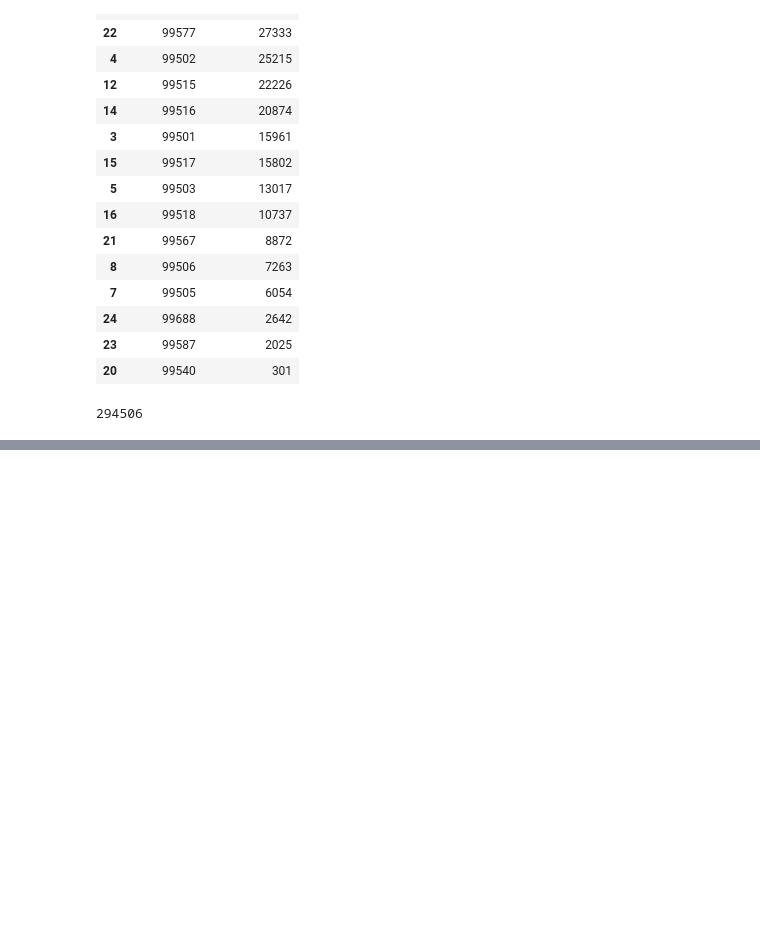
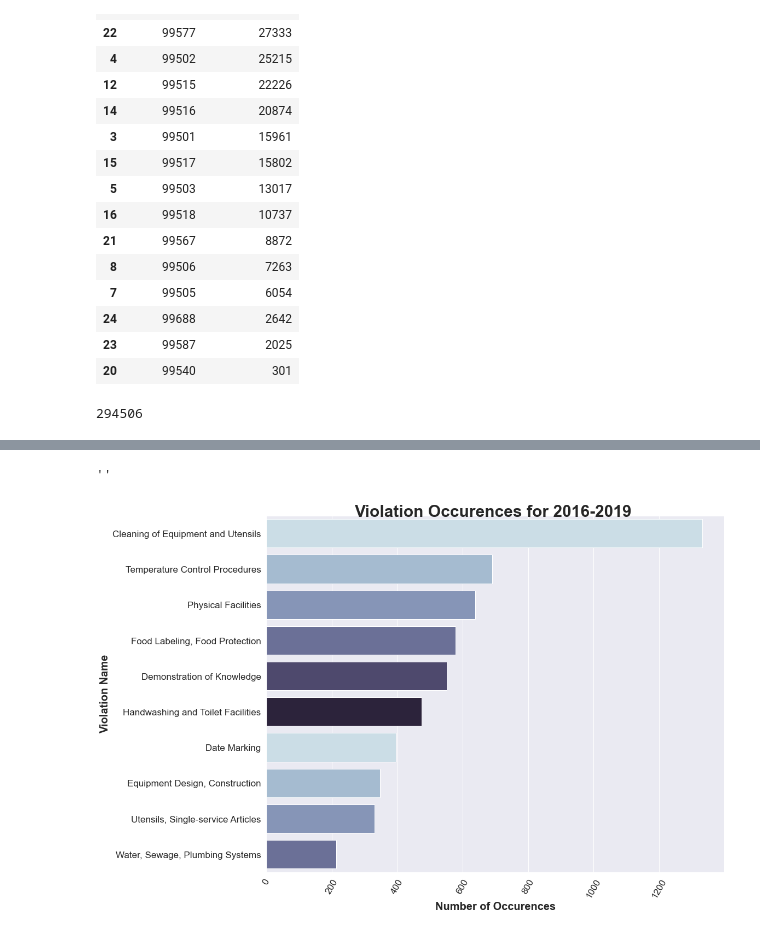
Before and after one commit to jrthompson25/Capstone-Project, a Jupyter notebook: Notebooks/capstone_restaurant_inspections_anchorage.ipynb, the cells around one changed output, grey strips where cells are left out. Saved outputs shown, nothing was run; the diff lists cells and outputs as text; code cells hidden in the pictures; blank space fills up the shorter version.

Commit message:
Adding more visuals - Anchorage

```diff
--- a/Notebooks/capstone_restaurant_inspections_anchorage.ipynb
+++ b/Notebooks/capstone_restaurant_inspections_anchorage.ipynb
@@ -1827,0 +1828,23 @@ plt.show()
+# %%
+violDescrCount = years['violation_description'].value_counts().to_frame()
+top10violDescrCount = violDescrCount.head(10)
+top10violDescrCount = top10violDescrCount.reset_index()
+top10violDescrCount = top10violDescrCount.rename(columns={'index' : 'violation_description', 'violation_description' : 'count'})
+top10violDescrCount
+
+
+sns.set(font_scale = 10)
+sns.set_style('darkgrid')
+sns.set(rc={"figure.figsize":(15,12)})
+cmap = sns.color_palette('ch:s=.25,rot=-.25')
+ax = sns.barplot(x='count', y='violation_description', data=top10violDescrCount, palette=cmap)
+cmap = sns.color_palette('viridis')
+plt.xlabel('Number of Occurences', fontdict= {'fontsize':20, 'fontweight':'bold'})
+plt.ylabel('Violation Name', fontdict= {'fontsize':20, 'fontweight':'bold'})
+plt.title("Violation Occurences for 2016-2019 ",fontdict= { 'fontsize': 30, 'fontweight':'bold','verticalalignment': 'center'})
+plt.xticks(fontsize=17, rotation=60)
+plt.yticks(fontsize=17)
+;
+# %% [output]
+''
+[figure, added]
```
Also changed, not shown: parts of 17 cells of this notebook.
